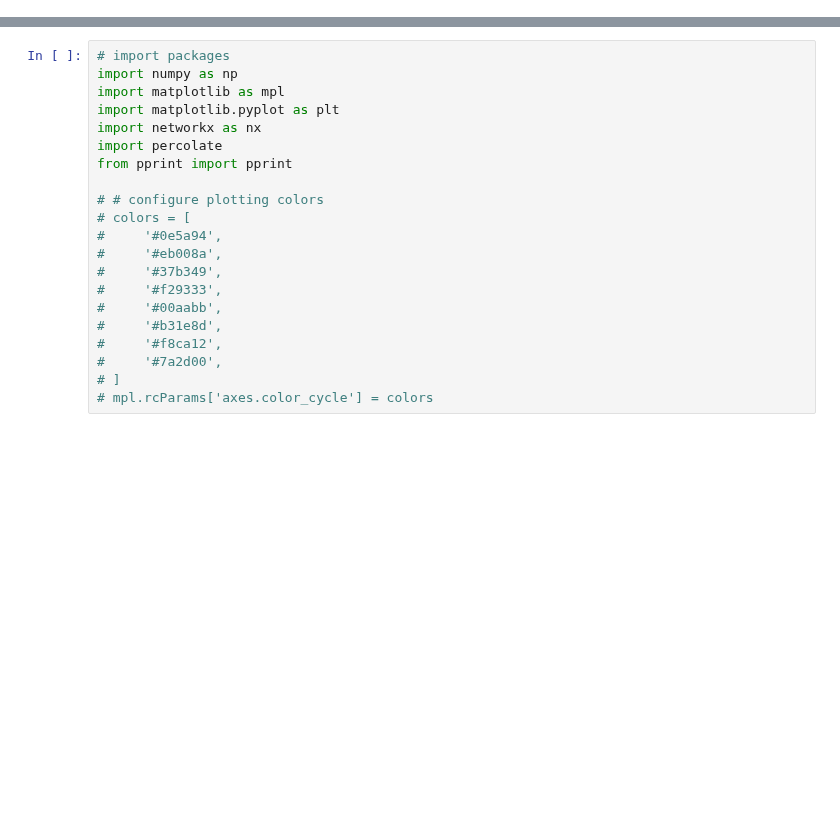
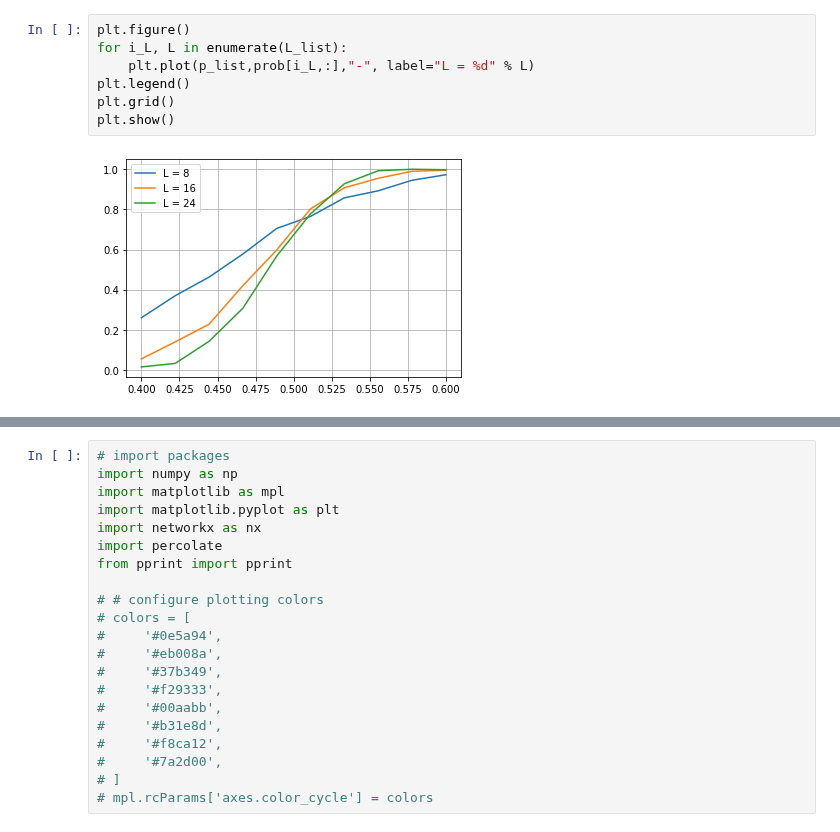
Before and after one commit to hassan-shap/quantum-emitter, a Jupyter notebook: percolation.ipynb, the cells around one changed output, grey strips where cells are left out. Saved outputs shown, nothing was run; the diff lists cells and outputs as text; blank space fills up the shorter version.

```diff
--- a/percolation.ipynb
+++ b/percolation.ipynb
@@ -5,0 +152,9 @@ import networkx as nx
+# %%
+plt.figure()
+for i_L, L in enumerate(L_list):
+    plt.plot(p_list,prob[i_L,:],"-", label="L = %d" % L)
+plt.legend()
+plt.grid()
+plt.show()
+# %% [output]
+[figure, added]
```
Also changed, not shown: parts of 8 cells of this notebook, 24 other files.
